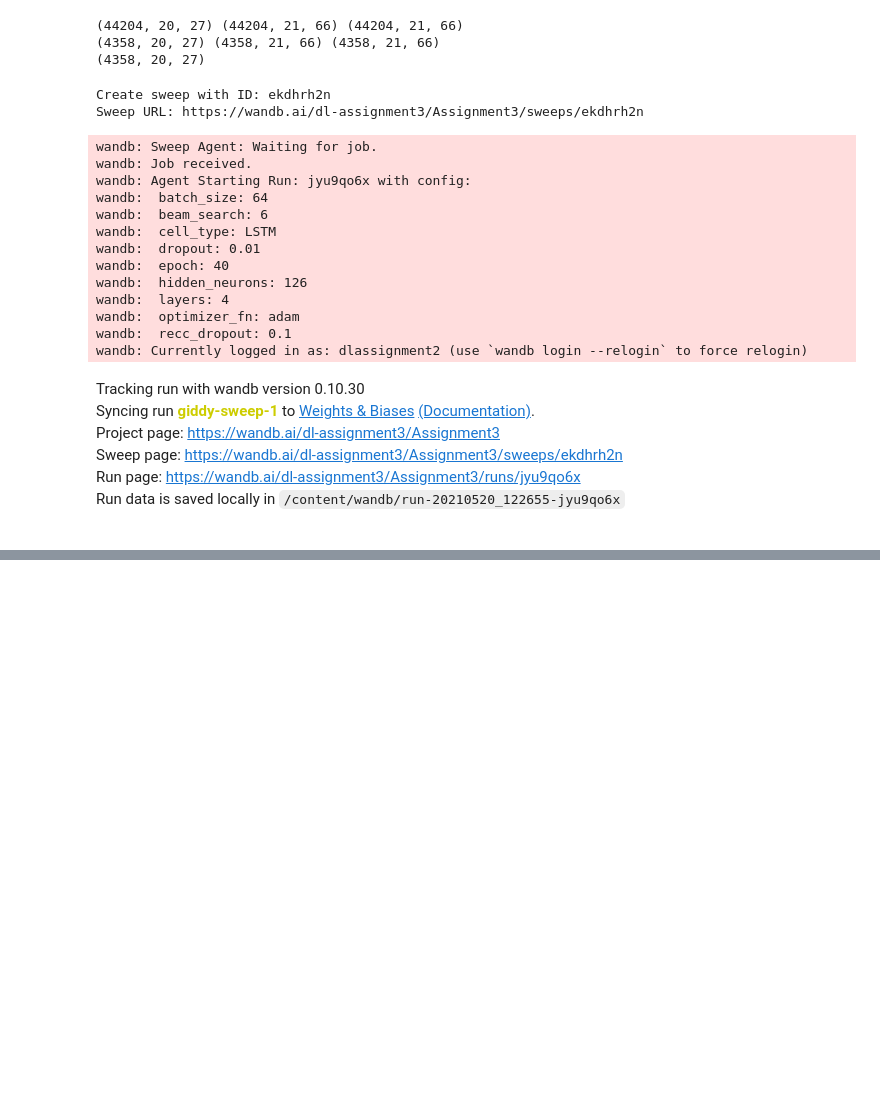
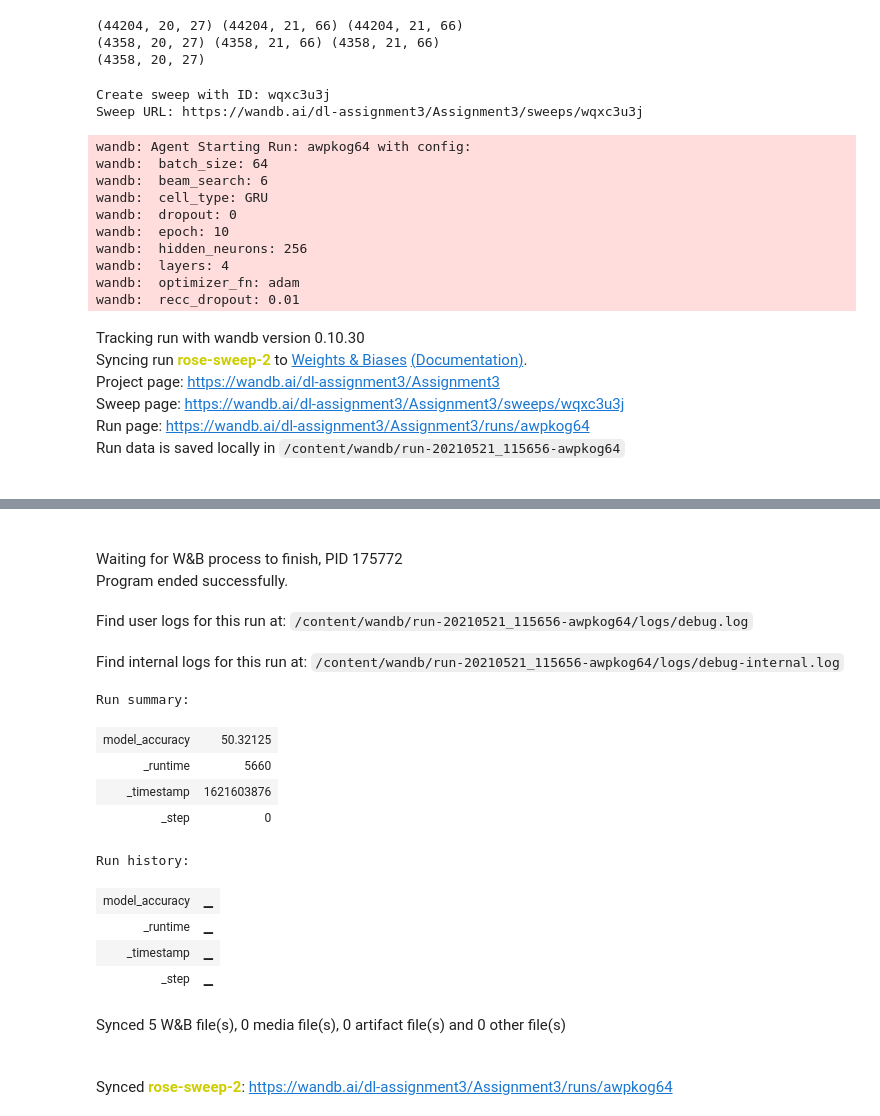
Before and after one commit to a-pt/cs6910-Assignment-3, a Jupyter notebook: RnnWandB.ipynb, the cells around one changed output, grey strips where cells are left out. Saved outputs shown, nothing was run; the diff lists cells and outputs as text; code cells hidden in the pictures; blank space fills up the shorter version.

```diff
--- a/RnnWandB.ipynb
+++ b/RnnWandB.ipynb
@@ -32,9 +32,9 @@ import math
 from math import log
 # %%
 # Path to the data txt file on disk.
-data_path = "dakshina_dataset_v1.0/hi/lexicons/hi.translit.sampled.train.tsv"
-val_path = "dakshina_dataset_v1.0/hi/lexicons/hi.translit.sampled.dev.tsv"
-test_path = "dakshina_dataset_v1.0/hi/lexicons/hi.translit.sampled.test.tsv"
+data_path = "/content/lexicons/hi.translit.sampled.train.tsv"
+val_path = "/content/lexicons/hi.translit.sampled.dev.tsv"
+test_path = "/content/lexicons/hi.translit.sampled.test.tsv"
 
 input_texts = []
 target_texts = []
@@ -411,12 +411,12 @@ def Recurrent_Neural_Network(epochs, batch_size, dropout, recc_dropout, beam_sea
   reverse_target_char_index = dict((i, char) for char, i in target_token_index.items())
 
   valid = 0
-  samples=1000
-  for i in range(samples):
+  samples=len(test_input_texts)
+  for i in range(len(test_input_texts)):
       # Take one sequence (part of the training set)
       # for trying out decoding.
-      seq_index=random.randint(0,len(test_input_texts))
-      #seq_index=i
+      #seq_index=random.randint(0,len(test_input_texts))
+      seq_index=i
       input_seq = test_encoder_input_data[seq_index : seq_index + 1]
       decoded_sentence = decode_sequence(input_seq,beam_search,encoder_model,decoder_model,reverse_target_char_index)
       #print("-")
@@ -444,10 +444,10 @@ sweep_config = {
     },
     'parameters': {
         'epoch': {
-            'values': [5,10,20,30,40]
+            'values': [10]
         },
         'batch_size': {
-            'values': [64]
+            'values': [32,64]
         },
         'dropout':{
             'values': [0.1,0.01,0.0]
@@ -456,7 +456,7 @@ sweep_config = {
             'values': [0.1,0.01,0.0]
         },
         'beam_search': {
-            'values': [0,3,5,6]
+            'values': [3,5,6]
         },
         'layers': {
             'values': [3,4]
@@ -475,12 +475,12 @@ sweep_config = {
 # %%
 sweep_id = wandb.sweep(sweep_config,entity="dl-assignment3",project="Assignment3")
 # %% [output]
-Create sweep with ID: ekdhrh2n
-Sweep URL: https://wandb.ai/dl-assignment3/Assignment3/sweeps/ekdhrh2n
+Create sweep with ID: wqxc3u3j
+Sweep URL: https://wandb.ai/dl-assignment3/Assignment3/sweeps/wqxc3u3j
 # %%
 def train():
     config_defaults={
-        'epoch':10,
+        'epoch':30,
         'batch_size':64,
         'dropout':0.01,
         'recc_dropout':0.1,
@@ -498,24 +498,21 @@ def train():
     wandb.log({'model_accuracy': model_acc})
     return
 # %%
-wandb.agent(sweep_id, train,count=5)
+wandb.agent(sweep_id, train,count=1)
 # %% [output]
-wandb: Sweep Agent: Waiting for job.
-wandb: Job received.
-wandb: Agent Starting Run: jyu9qo6x with config:
+wandb: Agent Starting Run: awpkog64 with config:
 wandb:  batch_size: 64
 wandb:  beam_search: 6
-wandb:  cell_type: LSTM
-wandb:  dropout: 0.01
-wandb:  epoch: 40
-wandb:  hidden_neurons: 126
+wandb:  cell_type: GRU
+wandb:  dropout: 0
+wandb:  epoch: 10
+wandb:  hidden_neurons: 256
 wandb:  layers: 4
 wandb:  optimizer_fn: adam
-wandb:  recc_dropout: 0.1
-wandb: Currently logged in as: dlassignment2 (use `wandb login --relogin` to force relogin)
+wandb:  recc_dropout: 0.01
 Tracking run with wandb version 0.10.30
-Syncing run giddy-sweep-1 to Weights & Biases (Documentation).
+Syncing run rose-sweep-2 to Weights & Biases (Documentation).
 Project page: https://wandb.ai/dl-assignment3/Assignment3
-Sweep page: https://wandb.ai/dl-assignment3/Assignment3/sweeps/ekdhrh2n
-Run page: https://wandb.ai/dl-assignment3/Assignment3/runs/jyu9qo6x
-Run data is saved locally in /content/wandb/run-20210520_122655-jyu9qo6x
+Sweep page: https://wandb.ai/dl-assignment3/Assignment3/sweeps/wqxc3u3j
+Run page: https://wandb.ai/dl-assignment3/Assignment3/runs/awpkog64
+Run data is saved locally in /content/wandb/run-20210521_115656-awpkog64
@@ -538,0 +536,16 @@ Epoch 9/40
+Waiting for W&B process to finish, PID 175772
+Program ended successfully.
+Find user logs for this run at: /content/wandb/run-20210521_115656-awpkog64/logs/debug.log
+Find internal logs for this run at: /content/wandb/run-20210521_115656-awpkog64/logs/debug-internal.log
+Run summary:
+| model_accuracy | 50.32125 |
+| _runtime | 5660 |
+| _timestamp | 1621603876 |
+| _step | 0 |
+Run history:
+| model_accuracy | ▁ |
+| _runtime | ▁ |
+| _timestamp | ▁ |
+| _step | ▁ |
+Synced 5 W&B file(s), 0 media file(s), 0 artifact file(s) and 0 other file(s)
+Synced rose-sweep-2: https://wandb.ai/dl-assignment3/Assignment3/runs/awpkog64
```
Also changed, not shown: parts of 5 cells of this notebook.
